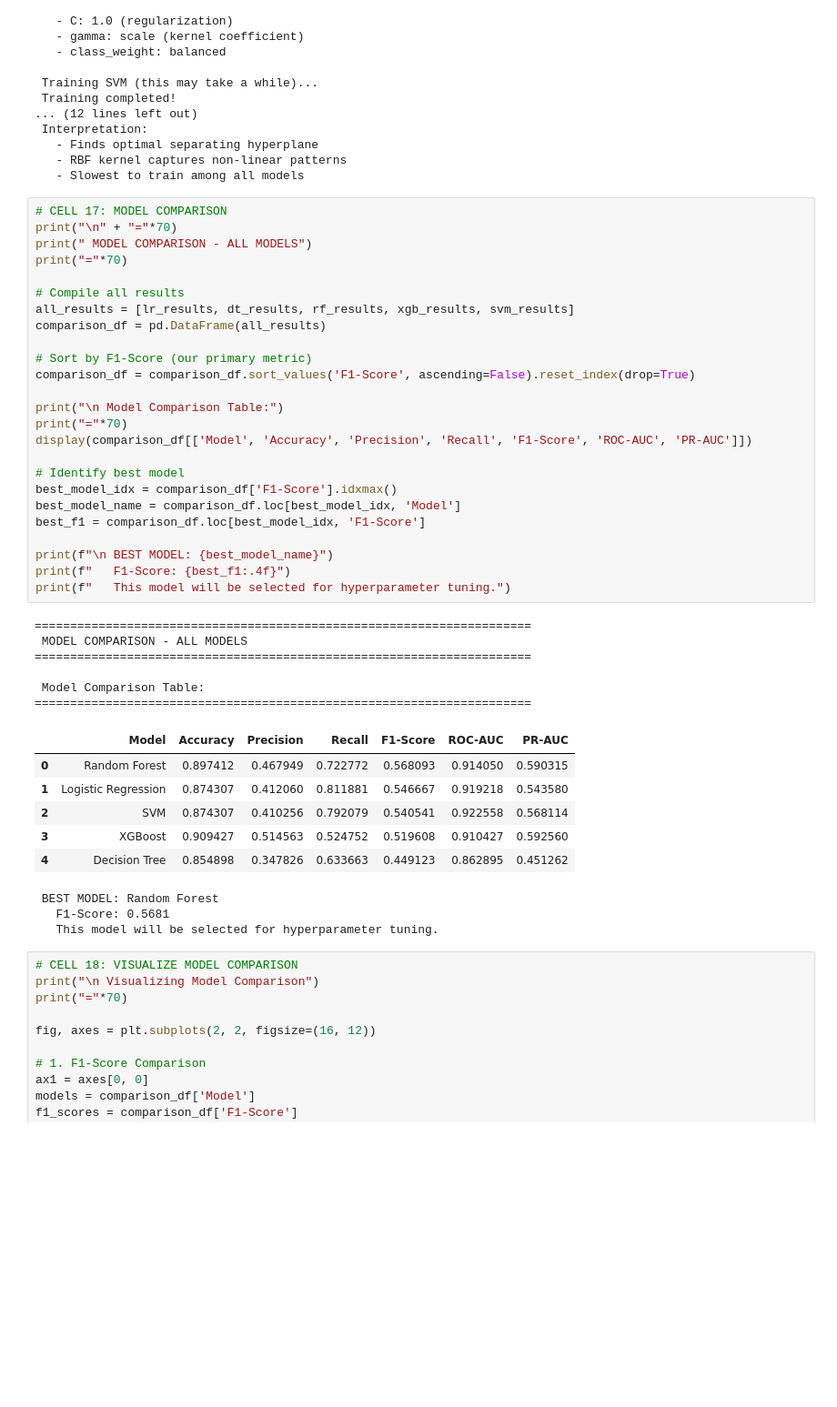
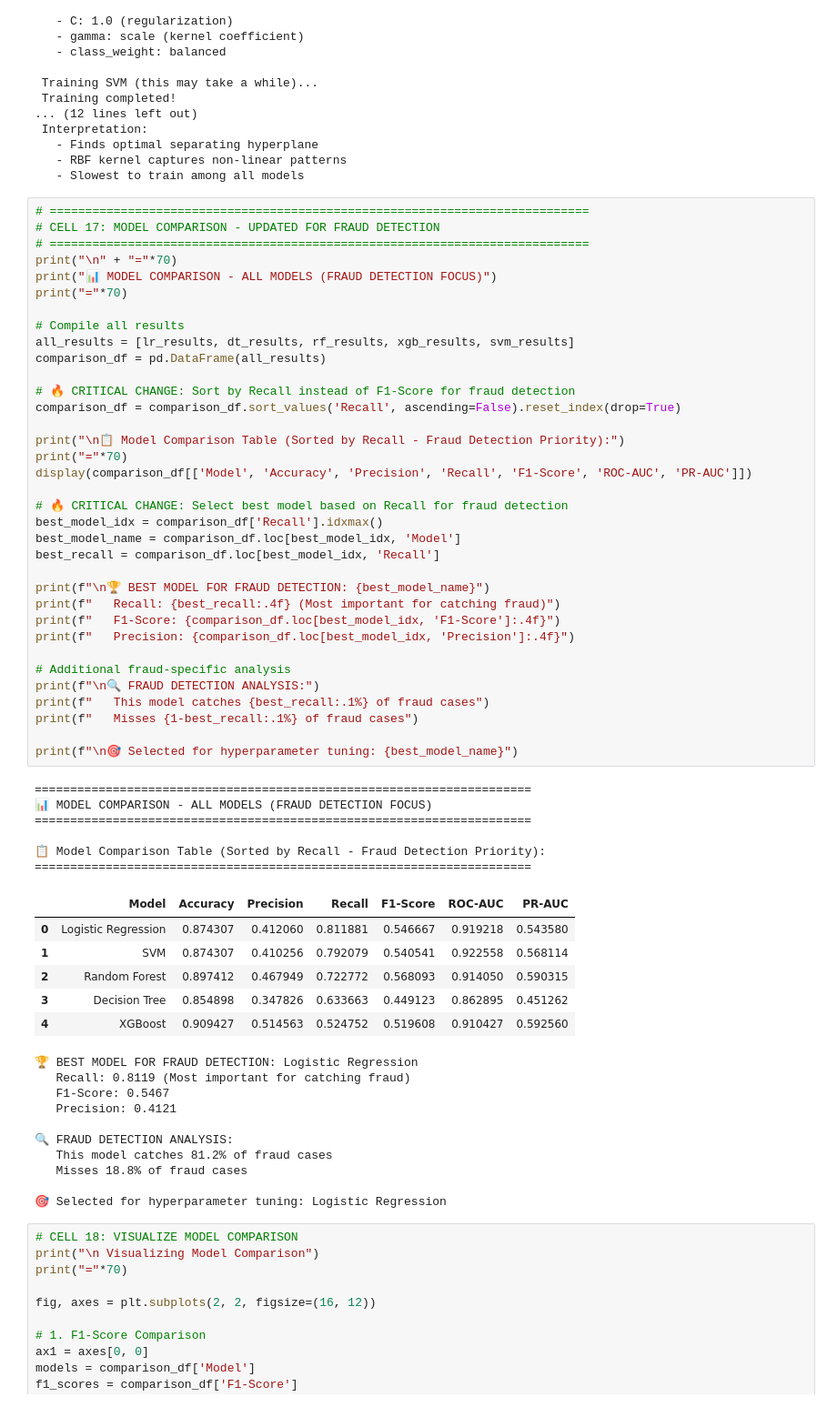
Before and after one commit to ahmedghazaly1/fraud_detection_project, a Jupyter notebook: NoteBooks/02_modeling.ipynb, the cells around one changed output. Shown at 91% size. Cells and saved outputs as stored; diff of their text form; blank space fills up the shorter version.

Commit message:
final version for modeling

```diff
--- a/NoteBooks/02_modeling.ipynb
+++ b/NoteBooks/02_modeling.ipynb
@@ -976,46 +976,63 @@ print("   - Slowest to train among all models")
    - RBF kernel captures non-linear patterns
    - Slowest to train among all models
 # %%
-# CELL 17: MODEL COMPARISON
+# ============================================================================
+# CELL 17: MODEL COMPARISON - UPDATED FOR FRAUD DETECTION
+# ============================================================================
 print("\n" + "="*70)
-print(" MODEL COMPARISON - ALL MODELS")
+print("📊 MODEL COMPARISON - ALL MODELS (FRAUD DETECTION FOCUS)")
 print("="*70)
 
 # Compile all results
 all_results = [lr_results, dt_results, rf_results, xgb_results, svm_results]
 comparison_df = pd.DataFrame(all_results)
 
-# Sort by F1-Score (our primary metric)
-comparison_df = comparison_df.sort_values('F1-Score', ascending=False).reset_index(drop=True)
+# 🔥 CRITICAL CHANGE: Sort by Recall instead of F1-Score for fraud detection
+comparison_df = comparison_df.sort_values('Recall', ascending=False).reset_index(drop=True)
 
-print("\n Model Comparison Table:")
+print("\n📋 Model Comparison Table (Sorted by Recall - Fraud Detection Priority):")
 print("="*70)
 display(comparison_df[['Model', 'Accuracy', 'Precision', 'Recall', 'F1-Score', 'ROC-AUC', 'PR-AUC']])
 
-# Identify best model
-best_model_idx = comparison_df['F1-Score'].idxmax()
+# 🔥 CRITICAL CHANGE: Select best model based on Recall for fraud detection
+best_model_idx = comparison_df['Recall'].idxmax()
 best_model_name = comparison_df.loc[best_model_idx, 'Model']
-best_f1 = comparison_df.loc[best_model_idx, 'F1-Score']
+best_recall = comparison_df.loc[best_model_idx, 'Recall']
 
-print(f"\n BEST MODEL: {best_model_name}")
-print(f"   F1-Score: {best_f1:.4f}")
-print(f"   This model will be selected for hyperparameter tuning.")
+print(f"\n🏆 BEST MODEL FOR FRAUD DETECTION: {best_model_name}")
+print(f"   Recall: {best_recall:.4f} (Most important for catching fraud)")
+print(f"   F1-Score: {comparison_df.loc[best_model_idx, 'F1-Score']:.4f}")
+print(f"   Precision: {comparison_df.loc[best_model_idx, 'Precision']:.4f}")
+
+# Additional fraud-specific analysis
+print(f"\n🔍 FRAUD DETECTION ANALYSIS:")
+print(f"   This model catches {best_recall:.1%} of fraud cases")
+print(f"   Misses {1-best_recall:.1%} of fraud cases")
+
+print(f"\n🎯 Selected for hyperparameter tuning: {best_model_name}")
 # %% [output]
 ======================================================================
- MODEL COMPARISON - ALL MODELS
+📊 MODEL COMPARISON - ALL MODELS (FRAUD DETECTION FOCUS)
 ======================================================================
 
- Model Comparison Table:
+📋 Model Comparison Table (Sorted by Recall - Fraud Detection Priority):
 ======================================================================
 |  | Model | Accuracy | Precision | Recall | F1-Score | ROC-AUC | PR-AUC |
-| 0 | Random Forest | 0.897412 | 0.467949 | 0.722772 | 0.568093 | 0.914050 | 0.590315 |
-| 1 | Logistic Regression | 0.874307 | 0.412060 | 0.811881 | 0.546667 | 0.919218 | 0.543580 |
-| 2 | SVM | 0.874307 | 0.410256 | 0.792079 | 0.540541 | 0.922558 | 0.568114 |
-| 3 | XGBoost | 0.909427 | 0.514563 | 0.524752 | 0.519608 | 0.910427 | 0.592560 |
-| 4 | Decision Tree | 0.854898 | 0.347826 | 0.633663 | 0.449123 | 0.862895 | 0.451262 |
+| 0 | Logistic Regression | 0.874307 | 0.412060 | 0.811881 | 0.546667 | 0.919218 | 0.543580 |
+| 1 | SVM | 0.874307 | 0.410256 | 0.792079 | 0.540541 | 0.922558 | 0.568114 |
+| 2 | Random Forest | 0.897412 | 0.467949 | 0.722772 | 0.568093 | 0.914050 | 0.590315 |
+| 3 | Decision Tree | 0.854898 | 0.347826 | 0.633663 | 0.449123 | 0.862895 | 0.451262 |
+| 4 | XGBoost | 0.909427 | 0.514563 | 0.524752 | 0.519608 | 0.910427 | 0.592560 |
- BEST MODEL: Random Forest
-   F1-Score: 0.5681
-   This model will be selected for hyperparameter tuning.
+🏆 BEST MODEL FOR FRAUD DETECTION: Logistic Regression
+   Recall: 0.8119 (Most important for catching fraud)
+   F1-Score: 0.5467
+   Precision: 0.4121
+
+🔍 FRAUD DETECTION ANALYSIS:
+   This model catches 81.2% of fraud cases
+   Misses 18.8% of fraud cases
+
+🎯 Selected for hyperparameter tuning: Logistic Regression
 # %%
 # CELL 18: VISUALIZE MODEL COMPARISON
 print("\n Visualizing Model Comparison")
```
Also changed, not shown: parts of 4 cells of this notebook.
